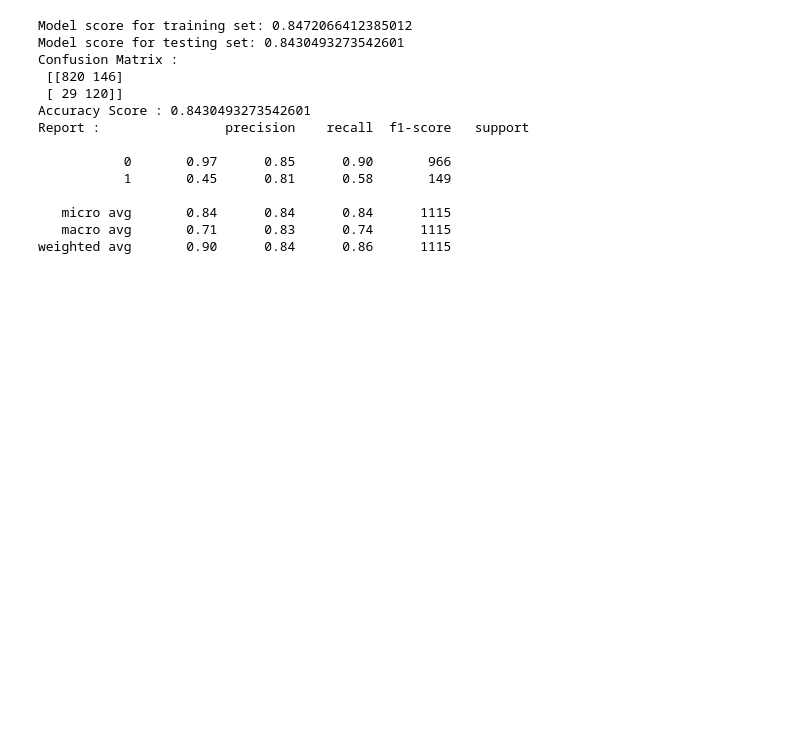
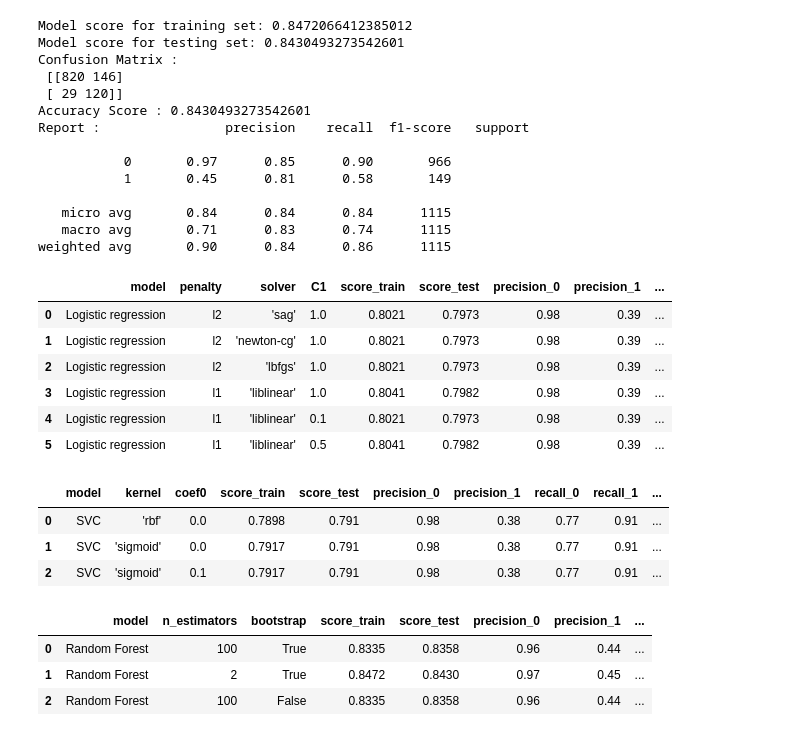
Before and after one commit to bkarolina/DS-Projects-Springboard, a Jupyter notebook: Capstone Projects/length.ipynb, the cells around one changed output. Saved outputs shown, nothing was run; the diff lists cells and outputs as text; code cells hidden in the pictures; blank space fills up the shorter version.

```diff
--- a/Capstone Projects/length.ipynb
+++ b/Capstone Projects/length.ipynb
@@ -458,3 +458,33 @@ Report :                precision    recall  f1-score   support
    micro avg       0.84      0.84      0.84      1115
    macro avg       0.71      0.83      0.74      1115
 weighted avg       0.90      0.84      0.86      1115
+# %%
+# Load data
+logreg = pd.read_csv('results_length.txt')
+logreg
+# %% [output]
+|  | model | penalty | solver | C1 | score_train | score_test | precision_0 | precision_1 | ... |
+| 0 | Logistic regression | l2 | 'sag' | 1.0 | 0.8021 | 0.7973 | 0.98 | 0.39 | ... |
+| 1 | Logistic regression | l2 | 'newton-cg' | 1.0 | 0.8021 | 0.7973 | 0.98 | 0.39 | ... |
+| 2 | Logistic regression | l2 | 'lbfgs' | 1.0 | 0.8021 | 0.7973 | 0.98 | 0.39 | ... |
+| 3 | Logistic regression | l1 | 'liblinear' | 1.0 | 0.8041 | 0.7982 | 0.98 | 0.39 | ... |
+| 4 | Logistic regression | l1 | 'liblinear' | 0.1 | 0.8021 | 0.7973 | 0.98 | 0.39 | ... |
+| 5 | Logistic regression | l1 | 'liblinear' | 0.5 | 0.8041 | 0.7982 | 0.98 | 0.39 | ... |
+# %%
+# Load data
+svm = pd.read_csv('length_SVM.txt')
+svm
+# %% [output]
+|  | model | kernel | coef0 | score_train | score_test | precision_0 | precision_1 | recall_0 | recall_1 | ... |
+| 0 | SVC | 'rbf' | 0.0 | 0.7898 | 0.791 | 0.98 | 0.38 | 0.77 | 0.91 | ... |
+| 1 | SVC | 'sigmoid' | 0.0 | 0.7917 | 0.791 | 0.98 | 0.38 | 0.77 | 0.91 | ... |
+| 2 | SVC | 'sigmoid' | 0.1 | 0.7917 | 0.791 | 0.98 | 0.38 | 0.77 | 0.91 | ... |
+# %%
+# Load data
+ranfor = pd.read_csv('result_RandomForest.txt')
+ranfor
+# %% [output]
+|  | model | n_estimators | bootstrap | score_train | score_test | precision_0 | precision_1 | ... |
+| 0 | Random Forest | 100 | True | 0.8335 | 0.8358 | 0.96 | 0.44 | ... |
+| 1 | Random Forest | 2 | True | 0.8472 | 0.8430 | 0.97 | 0.45 | ... |
+| 2 | Random Forest | 100 | False | 0.8335 | 0.8358 | 0.96 | 0.44 | ... |
```
